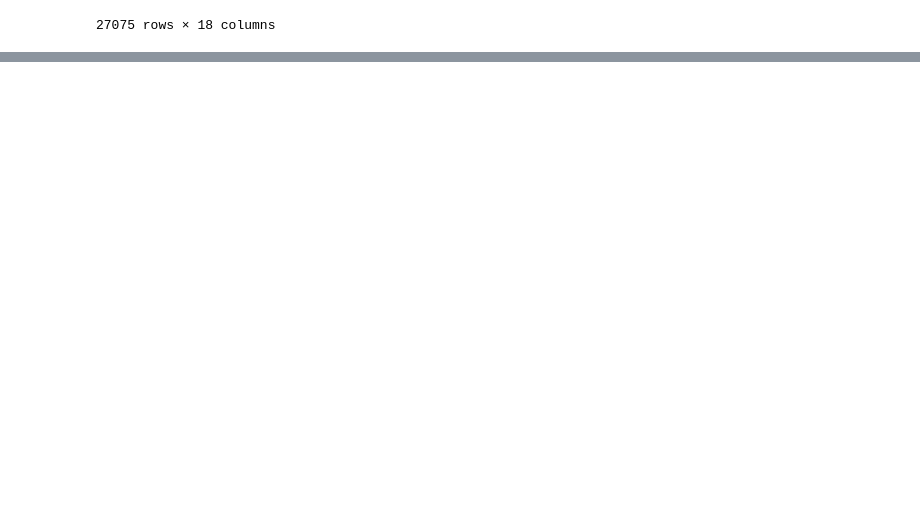
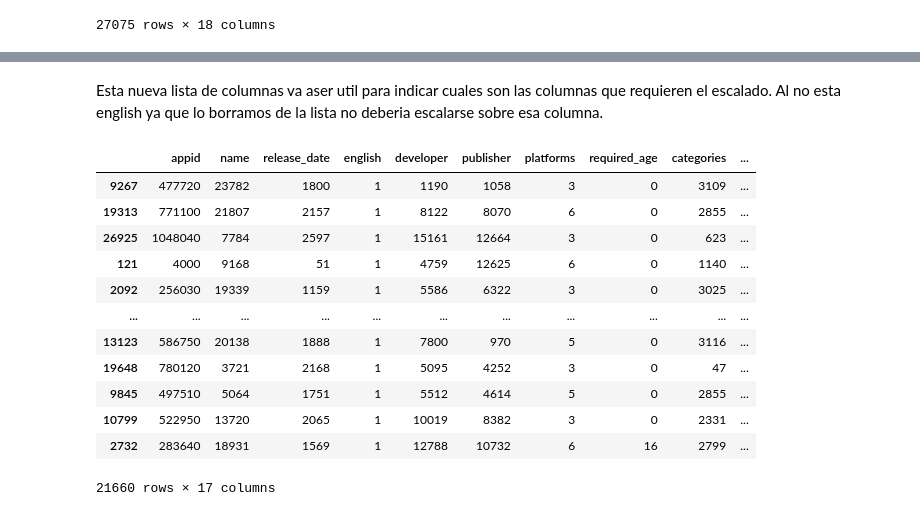
Before and after one commit to Lorenzomar4/ParadigmasDeProgramacionUnsam-tps, a Jupyter notebook: Tp1.ipynb, the cells around one changed output, grey strips where cells are left out. Cells and saved outputs as stored; diff of their text form; code cells hidden in the pictures; blank space fills up the shorter version.

```diff
--- a/Tp1.ipynb
+++ b/Tp1.ipynb
@@ -278,0 +514,18 @@ df
+# %% [markdown]
+Esta nueva lista de columnas va aser util para indicar cuales son las columnas que requieren el escalado. Al no esta english ya que lo borramos de la lista no deberia escalarse sobre esa columna.
+# %%
+X_train
+# %% [output]
+|  | appid | name | release_date | english | developer | publisher | platforms | required_age | categories | ... |
+| 9267 | 477720 | 23782 | 1800 | 1 | 1190 | 1058 | 3 | 0 | 3109 | ... |
+| 19313 | 771100 | 21807 | 2157 | 1 | 8122 | 8070 | 6 | 0 | 2855 | ... |
+| 26925 | 1048040 | 7784 | 2597 | 1 | 15161 | 12664 | 3 | 0 | 623 | ... |
+| 121 | 4000 | 9168 | 51 | 1 | 4759 | 12625 | 6 | 0 | 1140 | ... |
+| 2092 | 256030 | 19339 | 1159 | 1 | 5586 | 6322 | 3 | 0 | 3025 | ... |
+| ... | ... | ... | ... | ... | ... | ... | ... | ... | ... | ... |
+| 13123 | 586750 | 20138 | 1888 | 1 | 7800 | 970 | 5 | 0 | 3116 | ... |
+| 19648 | 780120 | 3721 | 2168 | 1 | 5095 | 4252 | 3 | 0 | 47 | ... |
+| 9845 | 497510 | 5064 | 1751 | 1 | 5512 | 4614 | 5 | 0 | 2855 | ... |
+| 10799 | 522950 | 13720 | 2065 | 1 | 10019 | 8382 | 3 | 0 | 2331 | ... |
+| 2732 | 283640 | 18931 | 1569 | 1 | 12788 | 10732 | 6 | 16 | 2799 | ... |
+21660 rows × 17 columns
```
Also changed, not shown: parts of 35 cells of this notebook.
